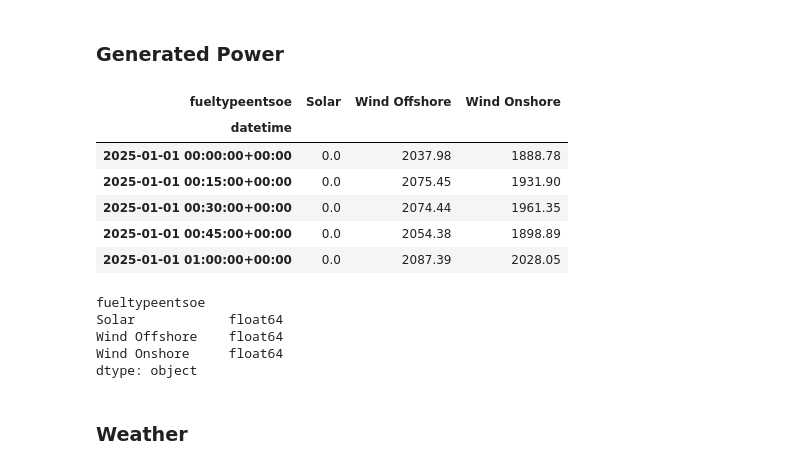
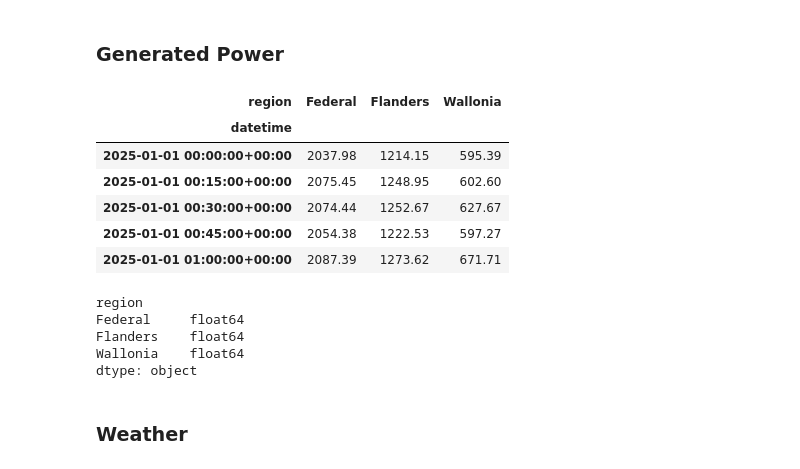
Before and after one commit to MatteoPerfetti/ETHachi-TSFM, a Jupyter notebook: inspect_data.ipynb, the cells around one changed output. Cells and saved outputs as stored; diff of their text form; code cells hidden in the pictures.

```diff
--- a/inspect_data.ipynb
+++ b/inspect_data.ipynb
@@ -5,22 +5,22 @@
 # %%
 import pandas as pd
 
-Path = "C:\\Users\\Felix Privat\\Documents\\ETHachi-TSFM\\data\\elia\\PT15M_20250101T000000_20250201T000000.parquet"
+Path = "C:\\Users\\Felix Privat\\Documents\\ETHachi-TSFM\\data\\wind\\PT15M_20250101_20250201T.parquet"
 df = pd.read_parquet(Path)
 display(df.head())
 print(df.dtypes)
 # %% [output]
-| fueltypeentsoe | Solar | Wind Offshore | Wind Onshore |
+| region | Federal | Flanders | Wallonia |
 | datetime |  |  |  |
-| 2025-01-01 00:00:00+00:00 | 0.0 | 2037.98 | 1888.78 |
-| 2025-01-01 00:15:00+00:00 | 0.0 | 2075.45 | 1931.90 |
-| 2025-01-01 00:30:00+00:00 | 0.0 | 2074.44 | 1961.35 |
-| 2025-01-01 00:45:00+00:00 | 0.0 | 2054.38 | 1898.89 |
-| 2025-01-01 01:00:00+00:00 | 0.0 | 2087.39 | 2028.05 |
+| 2025-01-01 00:00:00+00:00 | 2037.98 | 1214.15 | 595.39 |
+| 2025-01-01 00:15:00+00:00 | 2075.45 | 1248.95 | 602.60 |
+| 2025-01-01 00:30:00+00:00 | 2074.44 | 1252.67 | 627.67 |
+| 2025-01-01 00:45:00+00:00 | 2054.38 | 1222.53 | 597.27 |
+| 2025-01-01 01:00:00+00:00 | 2087.39 | 1273.62 | 671.71 |
-fueltypeentsoe
-Solar            float64
-Wind Offshore    float64
-Wind Onshore     float64
+region
+Federal     float64
+Flanders    float64
+Wallonia    float64
 dtype: object
 # %% [markdown]
 ### Weather
```
Also changed, not shown: parts of 4 cells of this notebook, 17 other files.
